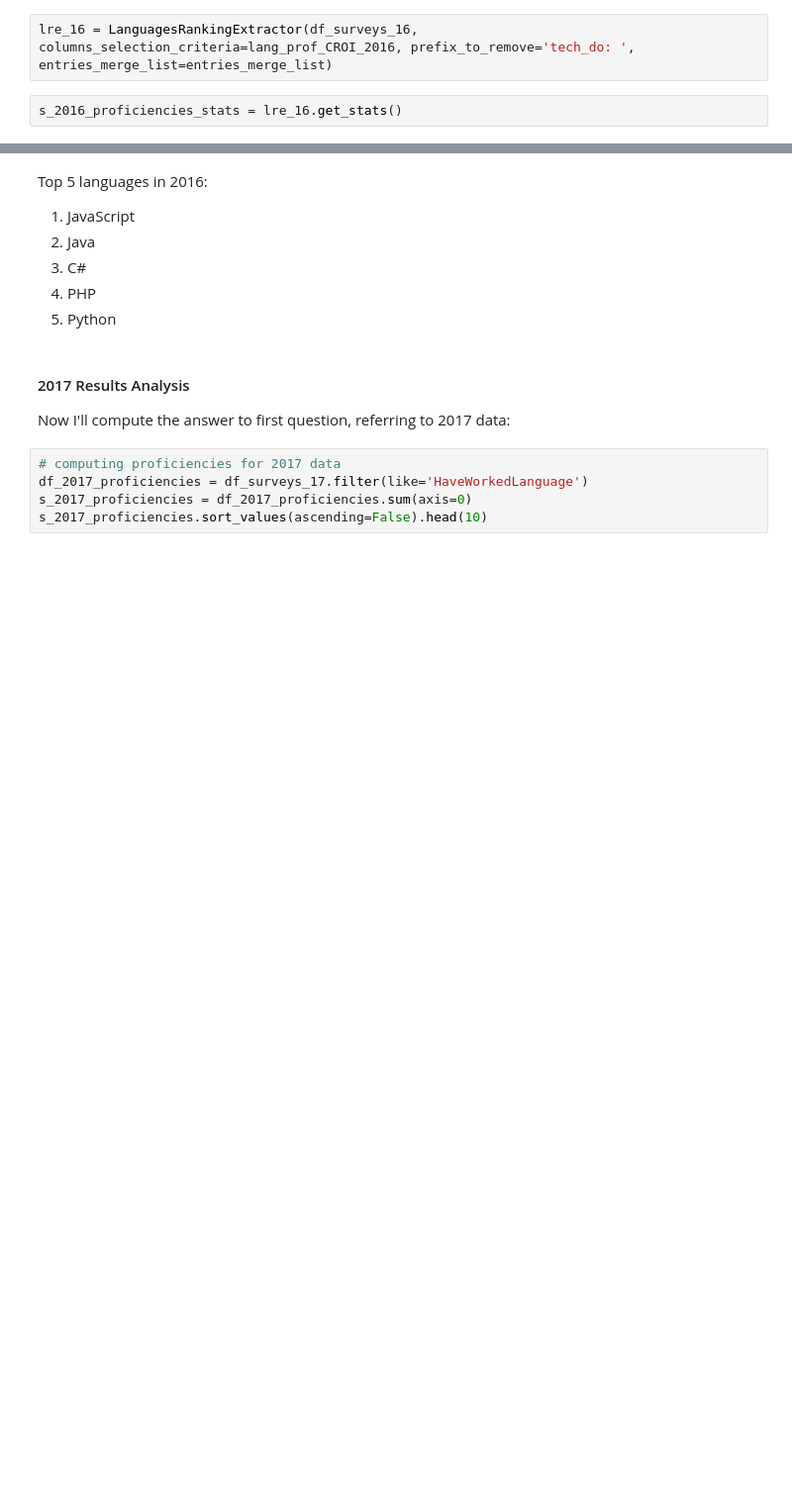
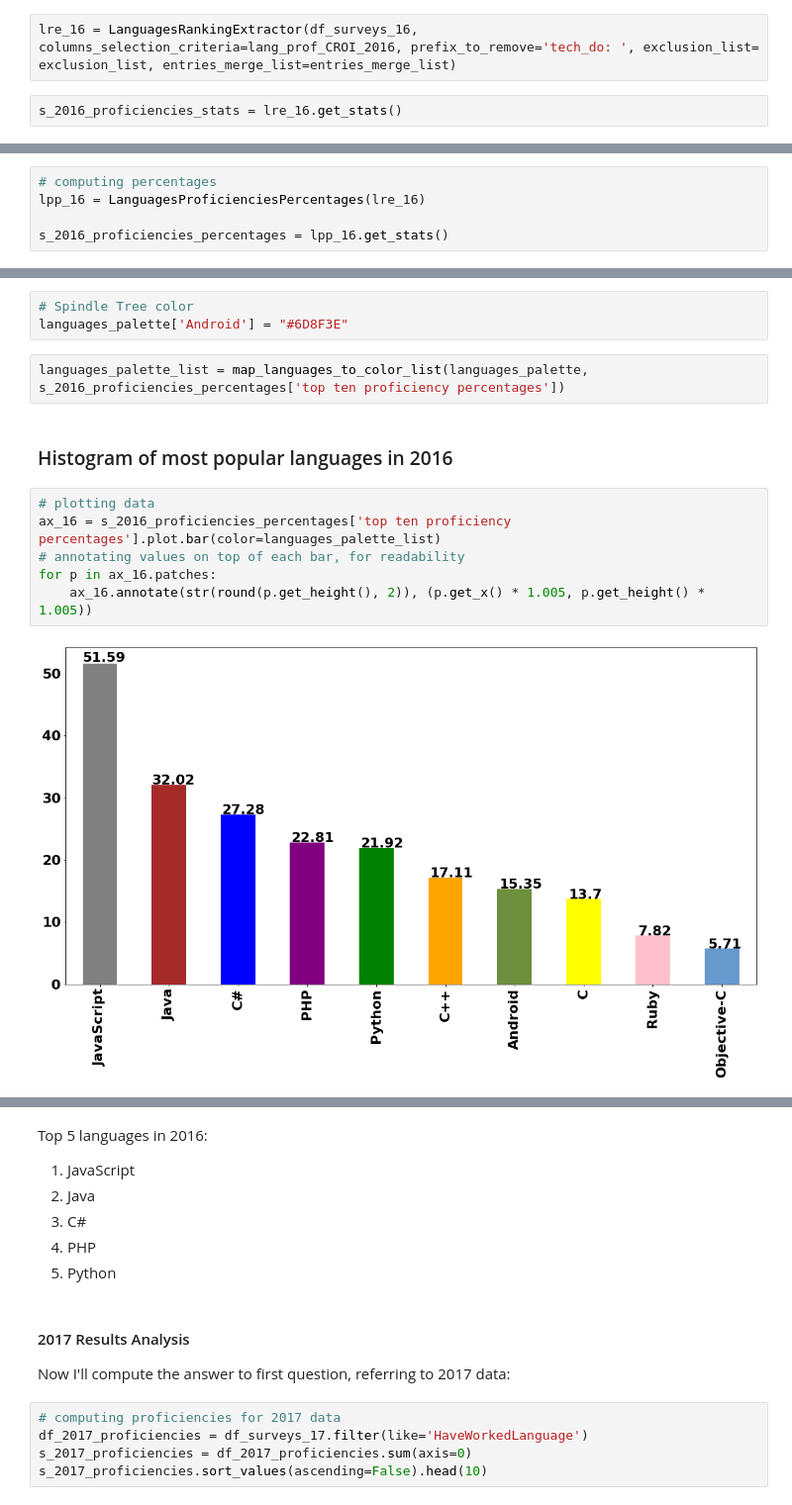
Before and after one commit to alfreedolf/stackoverflow_multiple_years, a Jupyter notebook: notebooks/1.LanguagesPopularityByYear.ipynb, the cells around one changed output, grey strips where cells are left out. Shown at 99% size. Saved outputs shown, nothing was run; the diff lists cells and outputs as text; blank space fills up the shorter version.

```diff
--- a/notebooks/1.LanguagesPopularityByYear.ipynb
+++ b/notebooks/1.LanguagesPopularityByYear.ipynb
@@ -1039,5 +1074,5 @@ entries_merge_list = [("JavaScript", "AngularJS"), ("JavaScript", "Node.js"),  ]
 # %%
-lre_16 = LanguagesRankingExtractor(df_surveys_16, columns_selection_criteria=lang_prof_CROI_2016, prefix_to_remove='tech_do: ', entries_merge_list=entries_merge_list)
+lre_16 = LanguagesRankingExtractor(df_surveys_16, columns_selection_criteria=lang_prof_CROI_2016, prefix_to_remove='tech_do: ', exclusion_list= exclusion_list, entries_merge_list=entries_merge_list)
 # %%
 s_2016_proficiencies_stats = lre_16.get_stats()
 # %%
@@ -1044,0 +1095,5 @@ s_2016_proficiencies_stats['top ten']
+# %%
+# computing percentages
+lpp_16 = LanguagesProficienciesPercentages(lre_16)
+
+s_2016_proficiencies_percentages = lpp_16.get_stats()
@@ -1044,0 +1134,15 @@ s_2016_proficiencies_stats['top ten']
+# %%
+# Spindle Tree color
+languages_palette['Android'] = "#6D8F3E"
+# %%
+languages_palette_list = map_languages_to_color_list(languages_palette, s_2016_proficiencies_percentages['top ten proficiency percentages'])
+# %% [markdown]
+### Histogram of most popular languages in 2016
+# %%
+# plotting data
+ax_16 = s_2016_proficiencies_percentages['top ten proficiency percentages'].plot.bar(color=languages_palette_list)
+# annotating values on top of each bar, for readability
+for p in ax_16.patches:
+    ax_16.annotate(str(round(p.get_height(), 2)), (p.get_x() * 1.005, p.get_height() * 1.005))
+# %% [output]
+[figure, added]
```
Also changed, not shown: parts of 11 cells of this notebook.
